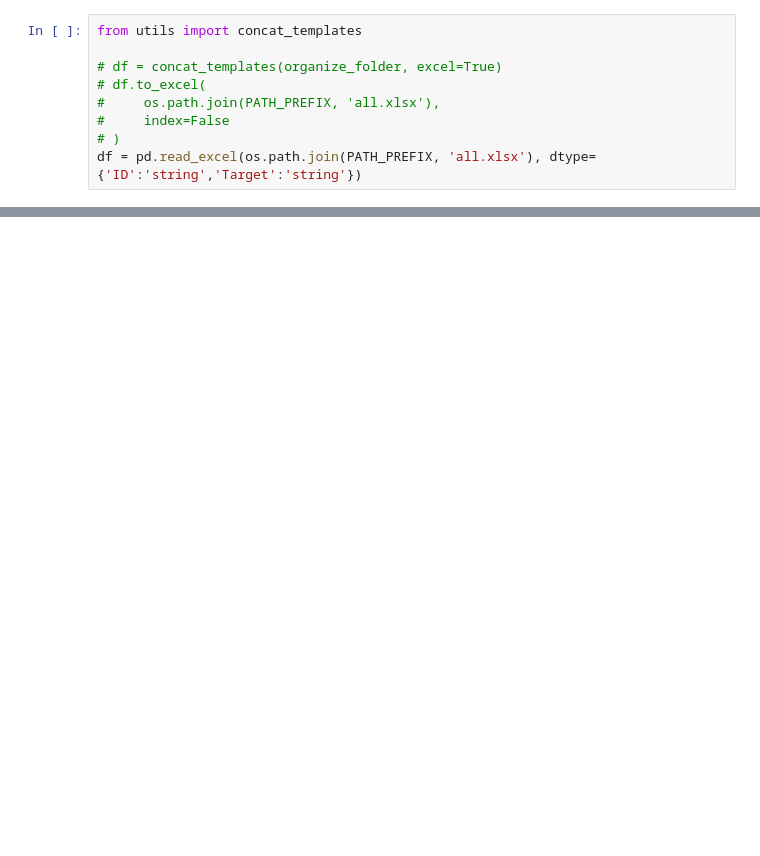
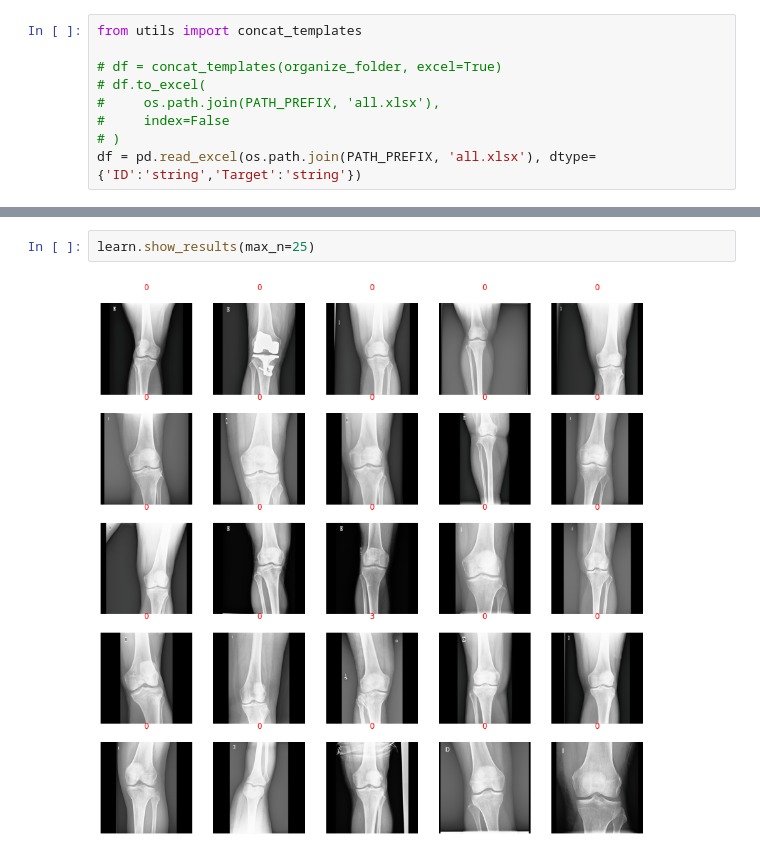
Before and after one commit to lluissalord/radiology_ai, a Jupyter notebook: train.ipynb, the cells around one changed output, grey strips where cells are left out. Drawn from its saved outputs; the diff is of its cells as text; blank space fills up the shorter version.

```diff
--- a/train.ipynb
+++ b/train.ipynb
@@ -87,0 +173,4 @@ dls.show_batch()
+# %%
+learn.show_results(max_n=25)
+# %% [output]
+[figure, added]
```
Also changed, not shown: parts of 7 cells of this notebook.
